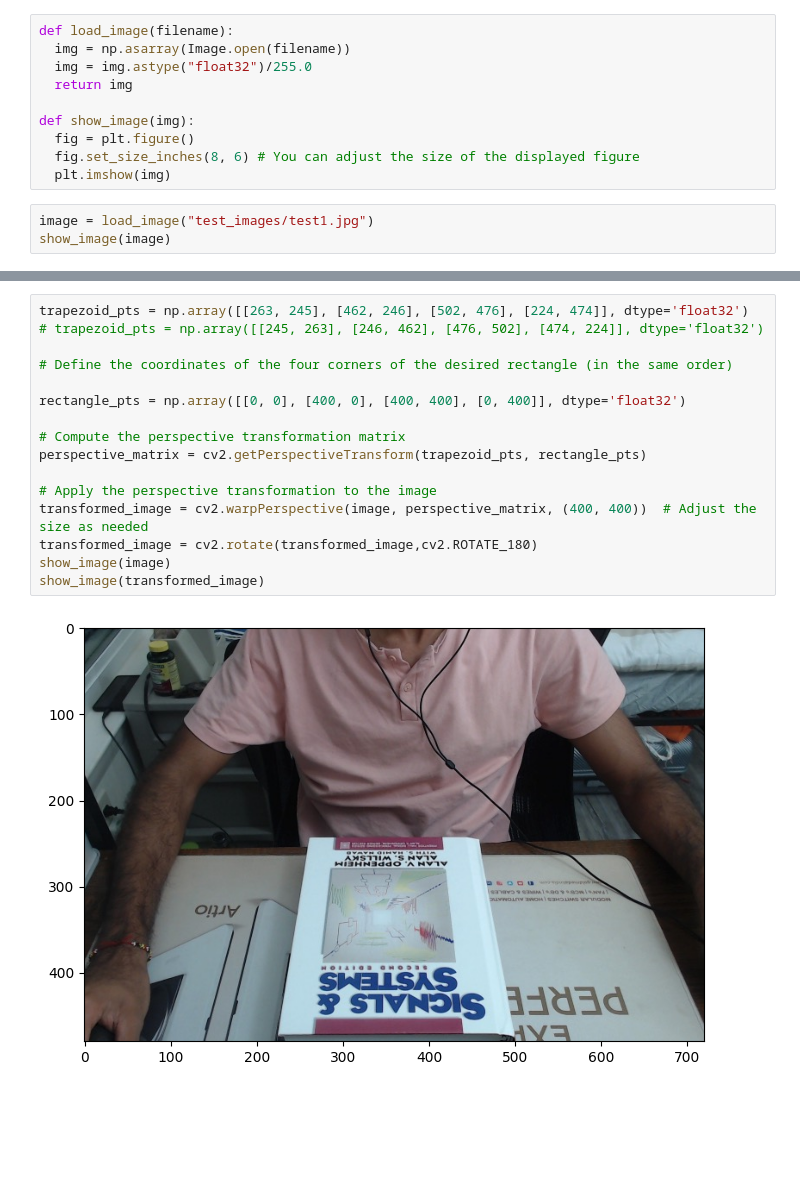
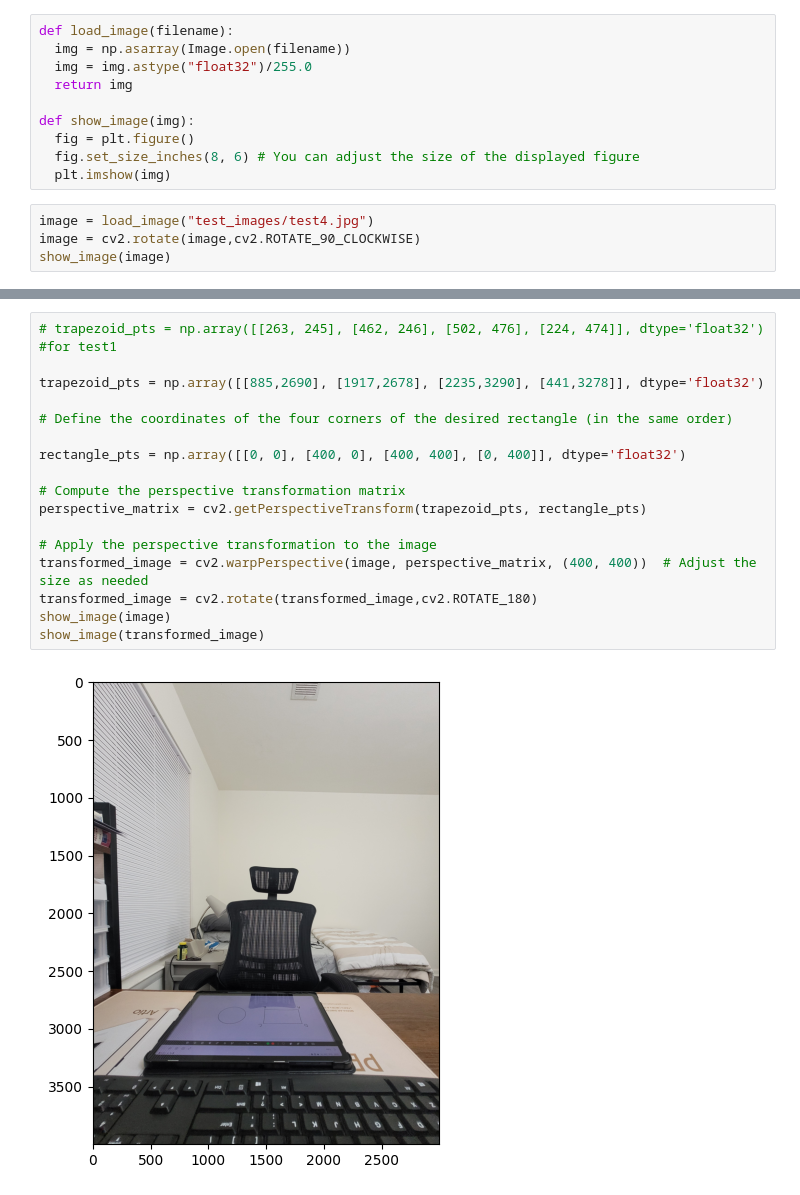
Before and after one commit to hitenkothari/top-down-view, a Jupyter notebook: top_down.ipynb, the cells around one changed output, grey strips where cells are left out. Saved outputs shown, nothing was run; the diff lists cells and outputs as text; blank space fills up the shorter version.

```diff
--- a/top_down.ipynb
+++ b/top_down.ipynb
@@ -16,6 +16,7 @@ def show_image(img):
   fig.set_size_inches(8, 6) # You can adjust the size of the displayed figure
   plt.imshow(img)
 # %%
-image = load_image("test_images/test1.jpg")
+image = load_image("test_images/test4.jpg")
+image = cv2.rotate(image,cv2.ROTATE_90_CLOCKWISE)
 show_image(image)
 # %% [output]
@@ -129,18 +24,19 @@ show_image(dst_img)
 # %%
-trapezoid_pts = np.array([[263, 245], [462, 246], [502, 476], [224, 474]], dtype='float32')
-# trapezoid_pts = np.array([[245, 263], [246, 462], [476, 502], [474, 224]], dtype='float32')
+# trapezoid_pts = np.array([[263, 245], [462, 246], [502, 476], [224, 474]], dtype='float32') #for test1
+
+trapezoid_pts = np.array([[885,2690], [1917,2678], [2235,3290], [441,3278]], dtype='float32')
 
 # Define the coordinates of the four corners of the desired rectangle (in the same order)
 
 rectangle_pts = np.array([[0, 0], [400, 0], [400, 400], [0, 400]], dtype='float32')
 
 # Compute the perspective transformation matrix
 perspective_matrix = cv2.getPerspectiveTransform(trapezoid_pts, rectangle_pts)
 
 # Apply the perspective transformation to the image
 transformed_image = cv2.warpPerspective(image, perspective_matrix, (400, 400))  # Adjust the size as needed
 transformed_image = cv2.rotate(transformed_image,cv2.ROTATE_180)
 show_image(image)
 show_image(transformed_image)
 # %% [output]
-[figure, old version]
+[figure, new version]
```
Also changed, not shown: parts of 6 cells of this notebook.
